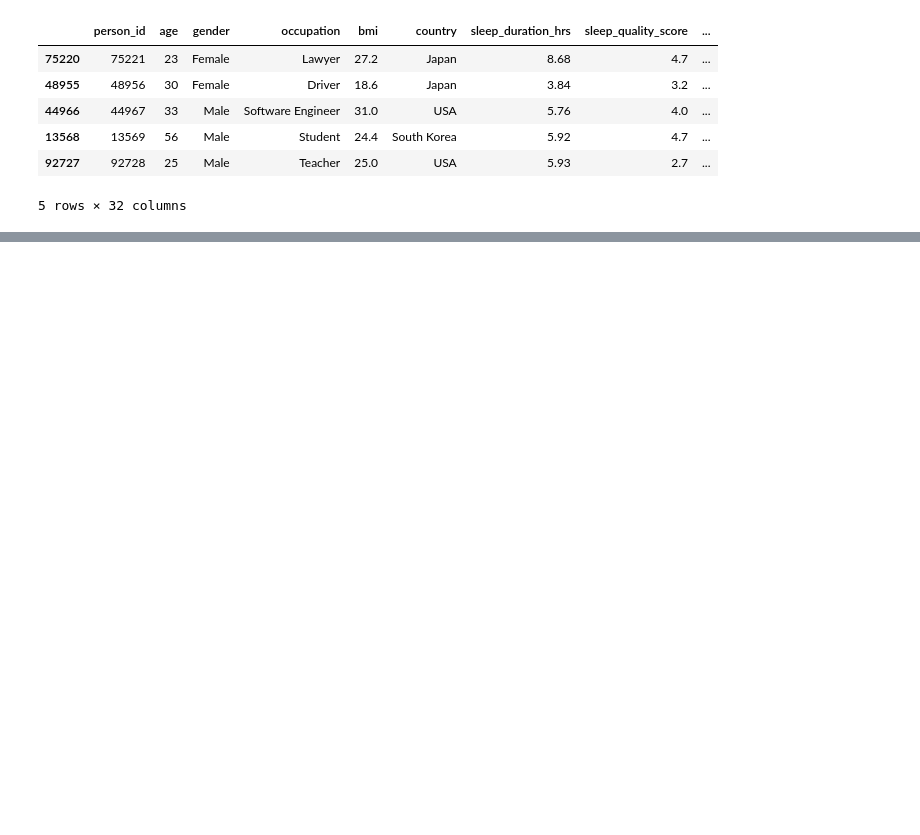
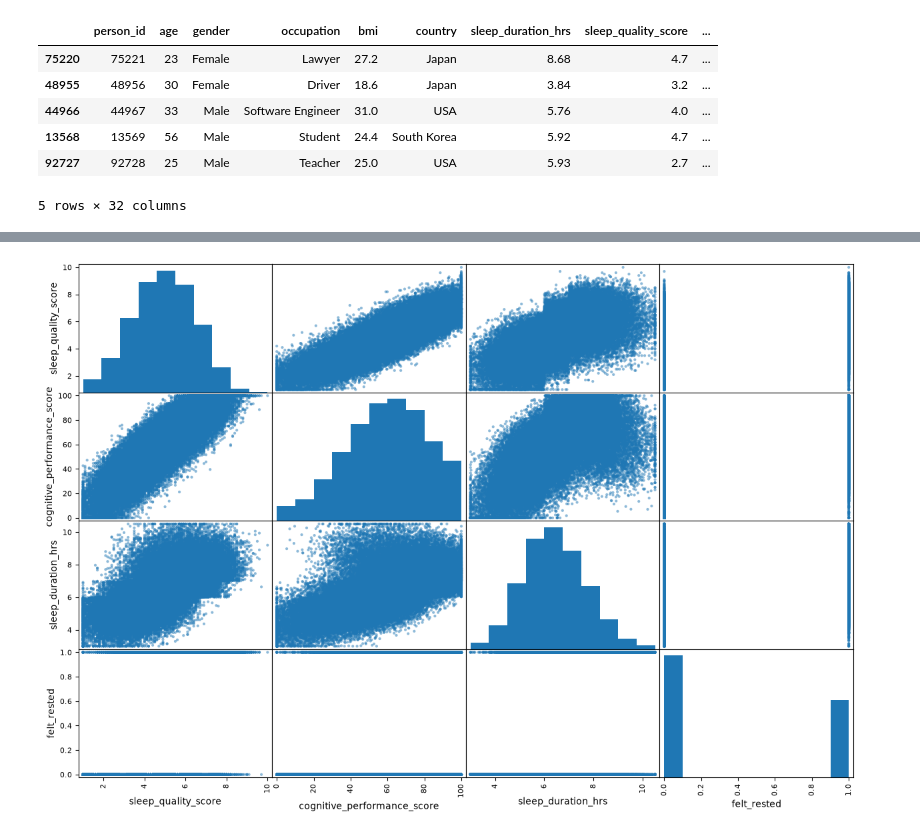
Before and after one commit to Mahshid-aln/Sleep-Quality-Data_Mining, a Jupyter notebook: notebooks/Sleep_Quality_Analysis.ipynb, the cells around one changed output, grey strips where cells are left out. Saved outputs shown, nothing was run; the diff lists cells and outputs as text; code cells hidden in the pictures; blank space fills up the shorter version.

```diff
--- a/notebooks/Sleep_Quality_Analysis.ipynb
+++ b/notebooks/Sleep_Quality_Analysis.ipynb
@@ -37,0 +95,6 @@ train_set.head()
+# %%
+features=["sleep_quality_score","cognitive_performance_score","sleep_duration_hrs","felt_rested"]
+scatter_matrix(data[features],figsize=(15,10))
+plt.show()
+# %% [output]
+[figure, added]
```
Also changed, not shown: parts of 6 cells of this notebook.
